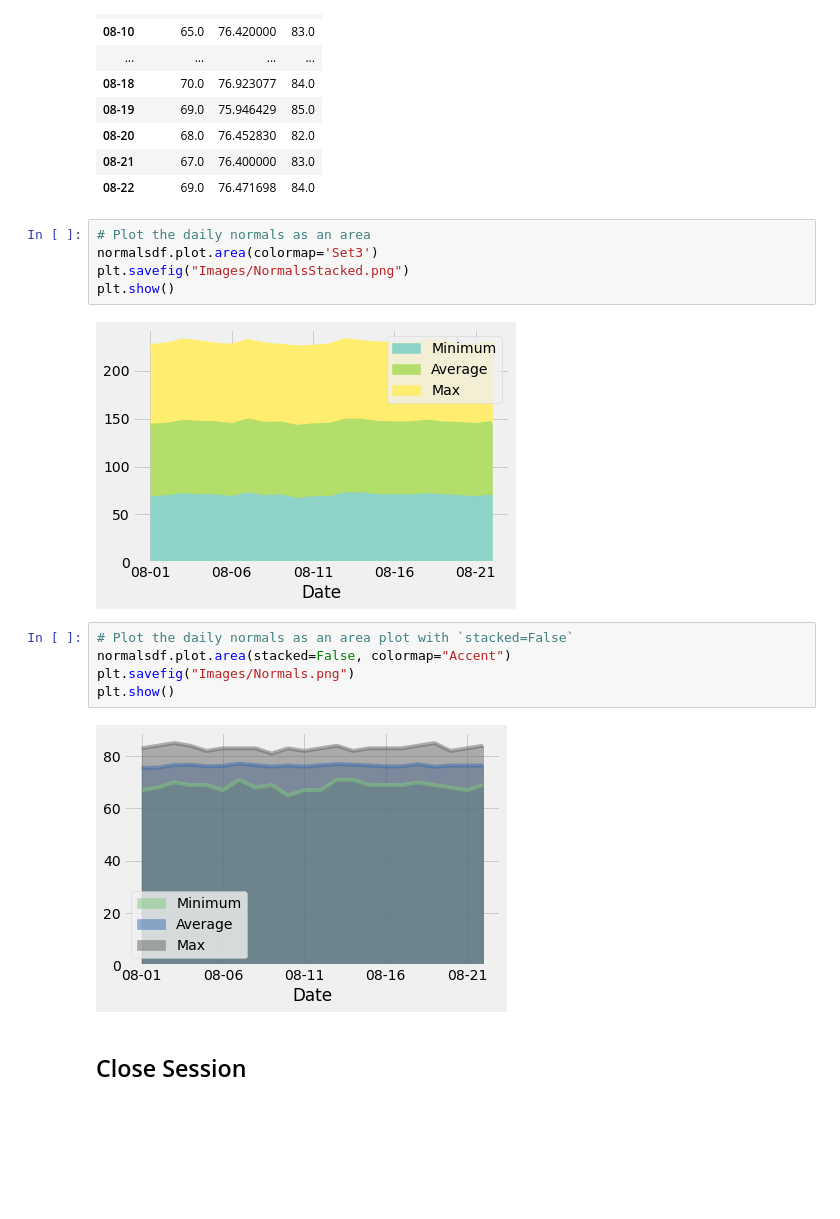
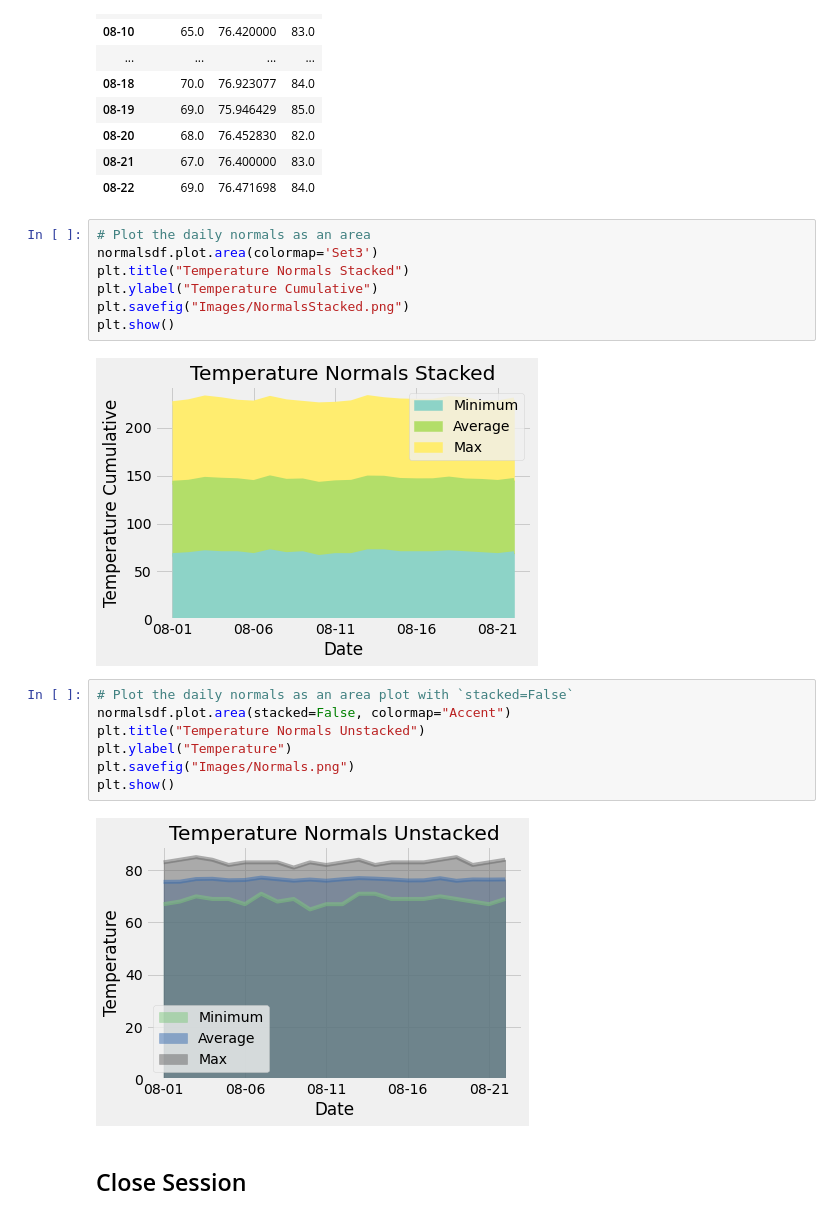
Before and after one commit to LAFF1/SQLAlchemy, a Jupyter notebook: TemperatureAnalysis2.ipynb, the cells around one changed output. Saved outputs shown, nothing was run; the diff lists cells and outputs as text; blank space fills up the shorter version.

Commit message:
Charts in Climate
New Image files with corrected titles and additional saves.

```diff
--- a/TemperatureAnalysis2.ipynb
+++ b/TemperatureAnalysis2.ipynb
@@ -209,17 +209,21 @@ normalsdf
 # %%
 # Plot the daily normals as an area
 normalsdf.plot.area(colormap='Set3')
+plt.title("Temperature Normals Stacked")
+plt.ylabel("Temperature Cumulative")
 plt.savefig("Images/NormalsStacked.png")
 plt.show()
 # %% [output]
-[figure, old version]
+[figure, new version]
 # %%
 # Plot the daily normals as an area plot with `stacked=False`
 normalsdf.plot.area(stacked=False, colormap="Accent")
+plt.title("Temperature Normals Unstacked")
+plt.ylabel("Temperature")
 plt.savefig("Images/Normals.png")
 plt.show()
 # %% [output]
-[figure, old version]
+[figure, new version]
 # %% [markdown]
 ## Close Session
 # %%
```
Also changed, not shown: 3 other files.
